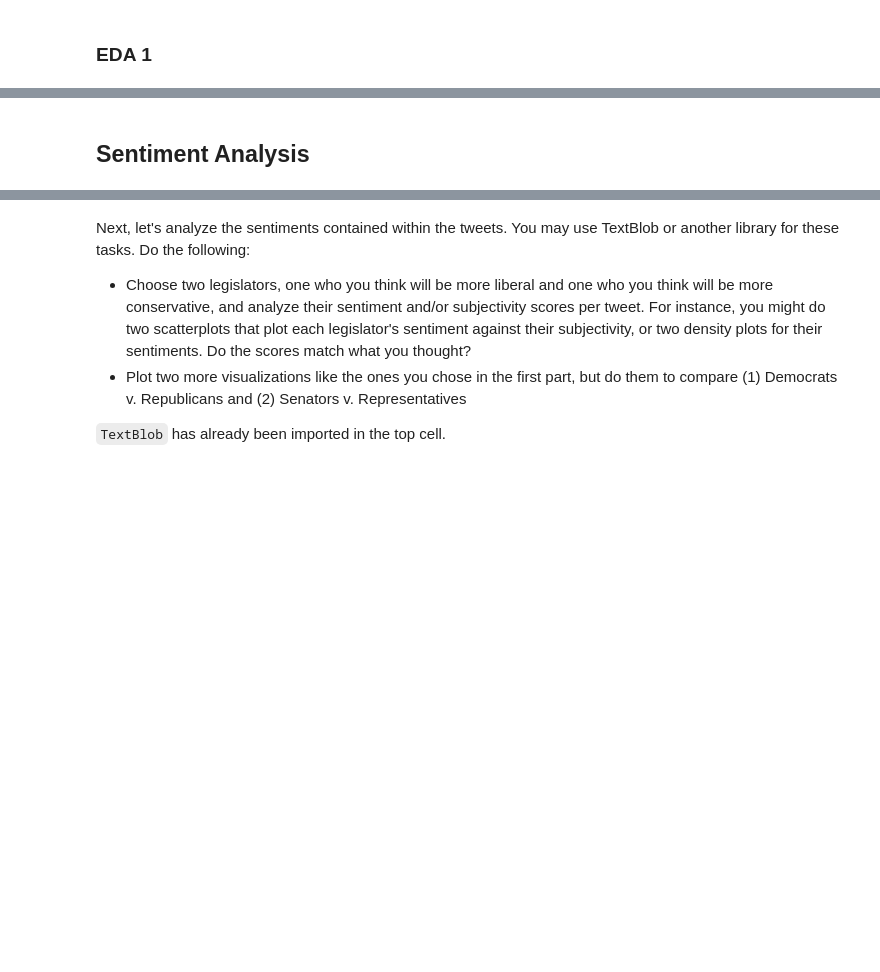
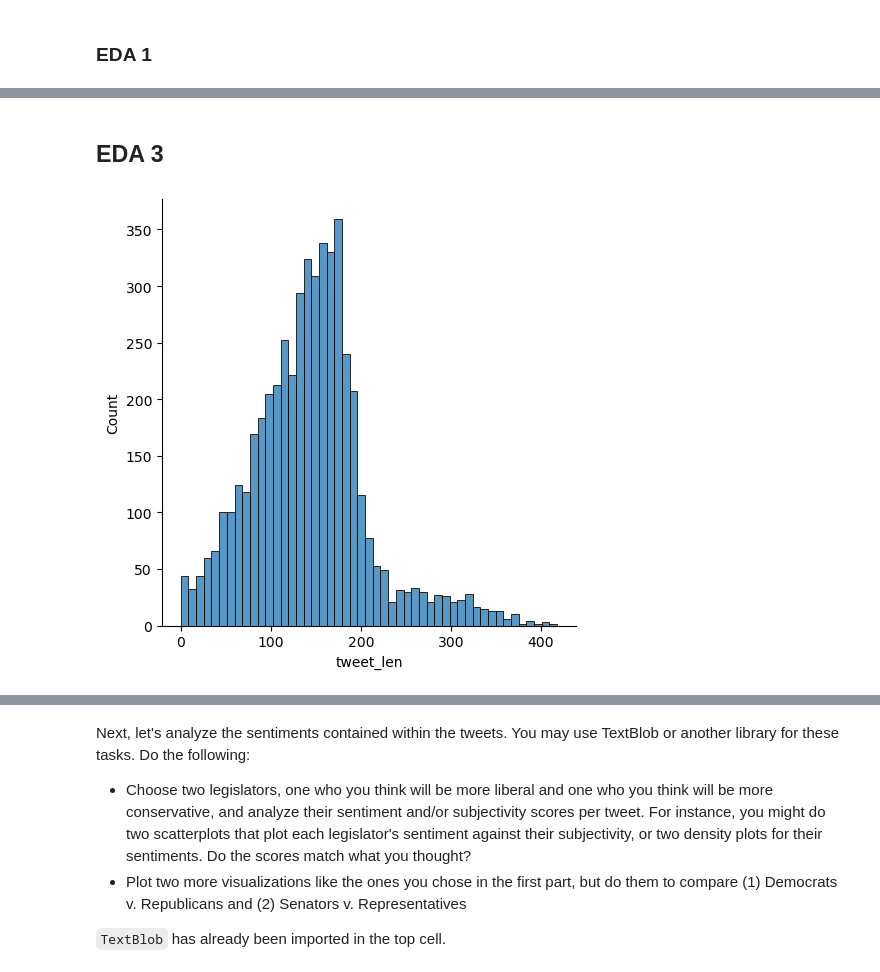
Before and after one commit to taylorgaldi/Computational-Social-Science-Projects, a Jupyter notebook: Project 5/Taylor Updates Project 5 Student.ipynb, the cells around one changed output, grey strips where cells are left out. Cells and saved outputs as stored; diff of their text form; code cells hidden in the pictures; blank space fills up the shorter version.

```diff
--- a/Project 5/Taylor Updates Project 5 Student.ipynb
+++ b/Project 5/Taylor Updates Project 5 Student.ipynb
@@ -181,0 +205,6 @@ print(specific_rows)
+# %%
+congress_tweets.loc[congress_tweets['name_wikipedia'] == 'Bernie Sanders', 'party'] = 'Democrat'
+
+# Verify the update
+berniesanders_rows = congress_tweets[congress_tweets['name_wikipedia'] == 'Bernie Sanders'][['screen_name', 'name_wikipedia', 'party']]
+print(berniesanders_rows)
@@ -460,2 +587,2 @@ Requirement already satisfied: mdurl~=0.1 in /opt/anaconda3/envs/CSS/lib/python3
-# %% [markdown]
-## Sentiment Analysis
+# %% [markdown]
+## EDA 3
@@ -461,0 +598,7 @@ Requirement already satisfied: mdurl~=0.1 in /opt/anaconda3/envs/CSS/lib/python3
+# %%
+# create histogram of complaint length (number of characters)
+sns.displot(congress_tweets,              # specify data
+            x="tweet_len") # x-axis feature
+plt.show()
+# %% [output]
+[figure, added]
```
Also changed, not shown: parts of 92 cells of this notebook.
